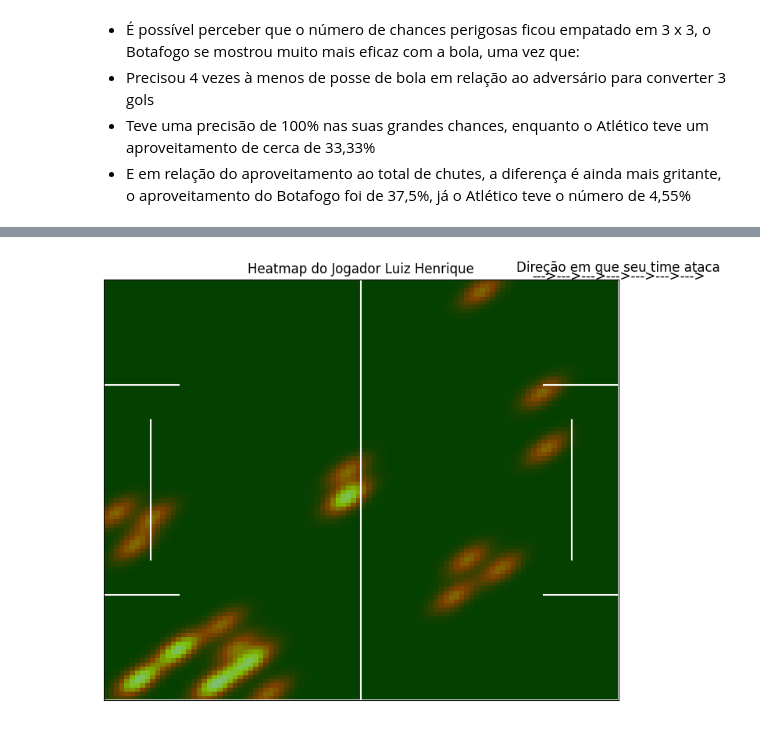
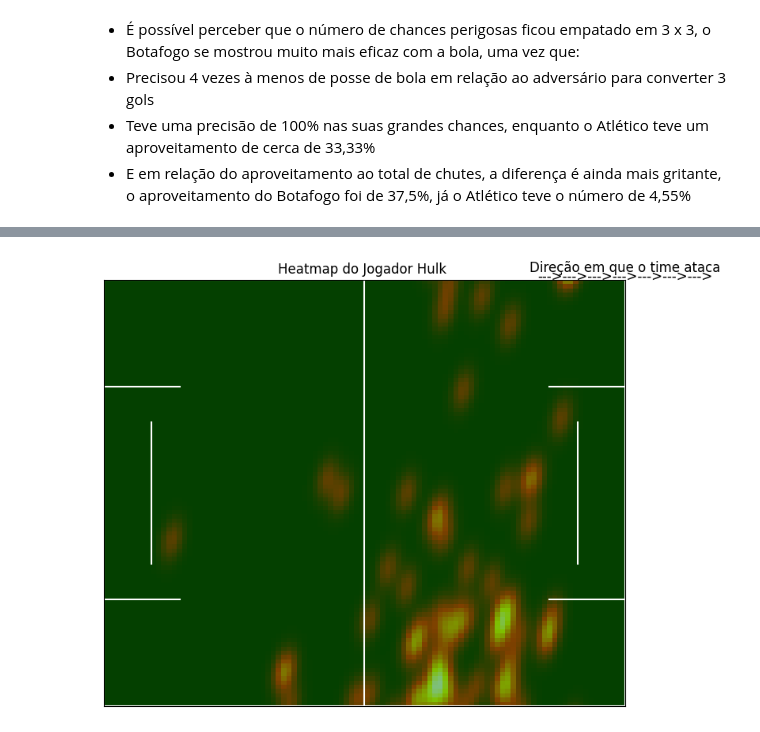
Before and after one commit to victor7miguel7/Analise-final-da-libertadores-2024, a Jupyter notebook: sofascore.ipynb, the cells around one changed output, grey strips where cells are left out. Cells and saved outputs as stored; diff of their text form; code cells hidden in the pictures.

```diff
--- a/sofascore.ipynb
+++ b/sofascore.ipynb
@@ -523,12 +575,17 @@ player_coords = [(shot["playerCoordinates"]["x"], shot["playerCoordinates"]["y"]
 player_names = [shot["player"]["name"] for shot in data]
 shot_types = [shot["shotType"] for shot in data]
 
+# Inverter as coordenadas Y em relação à linha central
+pitch_height = 80  # Altura total do campo
+center_line = pitch_height / 2
+player_coords = [(x, 2 * center_line - y) for x, y in player_coords]
+
 # Separar os chutes por tipo
 goal_shots = [(coord, name) for coord, name, shot in zip(player_coords, player_names, shot_types) if shot == "goal"]
 miss_shots = [(coord, name) for coord, name, shot in zip(player_coords, player_names, shot_types) if shot != "goal"]
 
 # Fator de ajuste no eixo Y
-y_adjustment = -10
+y_adjustment = +10
 
 # Adicionar os chutes de "Goal" no campo com ajuste
 if goal_shots:
@@ -546,11 +603,6 @@ if miss_shots:
 
 # Ajustar limites para cortar metade da imagem
 ax.set_xlim(0, 60)  # Cortar metade direita (campo de 0 a 50 no eixo X)
-#ax.set_ylim(0, 80)  # Cortar metade inferior (campo de 0 a 80 no eixo Y)
-
-# Adicionar título e legenda
-ax.set_title("Shotmap de Futebol", fontsize=18, color='white')
-# Criar uma legenda única
 
 # Adicionar título e legenda
 ax.set_title("Shotmap de Futebol", fontsize=18, color='white')
@@ -560,6 +612,7 @@ legend_elements = [
     plt.Line2D([0], [0], marker='o', color='w', label='Miss', markersize=10, markerfacecolor='red', markeredgecolor='black'),
 ]
 ax.legend(handles=legend_elements, loc='upper left', fontsize=10)
+
 # Mostrar o gráfico
 plt.show()
 # %% [output]
@@ -571,7 +783,7 @@ import matplotlib.pyplot as plt
 from scipy.stats import gaussian_kde
 
 # URL do heatmap de um jogador
-url = "https://www.sofascore.com/api/v1/event/12375366/player/1035995/heatmap"
+url = "https://www.sofascore.com/api/v1/event/12375366/player/34705/heatmap"
 
 # Header simulando um navegador
 header = {
@@ -617,36 +829,37 @@ if response.status_code == 200:
             ax.plot([campo_comprimento - 10, campo_comprimento - 10], [campo_largura / 3, 2 * campo_largura / 3], color="white")
 
             # Área grande
             ax.plot([0, 16], [campo_largura / 4, campo_largura / 4], color="white")
             ax.plot([0, 16], [3 * campo_largura / 4, 3 * campo_largura / 4], color="white")
             ax.plot([campo_comprimento - 16, campo_comprimento], [campo_largura / 4, campo_largura / 4], color="white")
             ax.plot([campo_comprimento - 16, campo_comprimento], [3 * campo_largura / 4, 3 * campo_largura / 4], color="white")
 
             # Adicionando o mapa de calor
             ax.imshow(zz.T, extent=(0, campo_comprimento, 0, campo_largura), origin="lower", cmap="hot", alpha=0.5)
 
             # Removendo a linha do eixo X e os ticks
             ax.get_xaxis().set_visible(False)
             ax.set_xticks([])
 
             # Removendo os ticks do eixo Y
             ax.set_yticks([])
+
             # Adicionando os textos
-            ax.text(campo_comprimento, campo_largura * 1.02, 'Direção em que seu time ataca',
+            ax.text(campo_comprimento, campo_largura * 1.02, 'Direção em que o time ataca',
                     fontsize=12, color='black', ha='center')
             ax.text(campo_comprimento, campo_largura * 1, '--->--->--->--->--->--->--->',
                     fontsize=12, color='black', ha='center')
 
-            plt.title("Heatmap do Jogador Luiz Henrique")
+            plt.title("Heatmap do Jogador Hulk ")
             plt.show()
         else:
             print("Dados insuficientes para criar o mapa de calor.")
     else:
         print("Nenhuma posição encontrada no JSON.")
 else:
     print(f"Erro na requisição: {response.status_code}")
 # %% [output]
-[figure, old version]
+[figure, new version]
 # %%
 import requests
 import numpy as np
```
Also changed, not shown: parts of 14 cells of this notebook, 3 other files.
